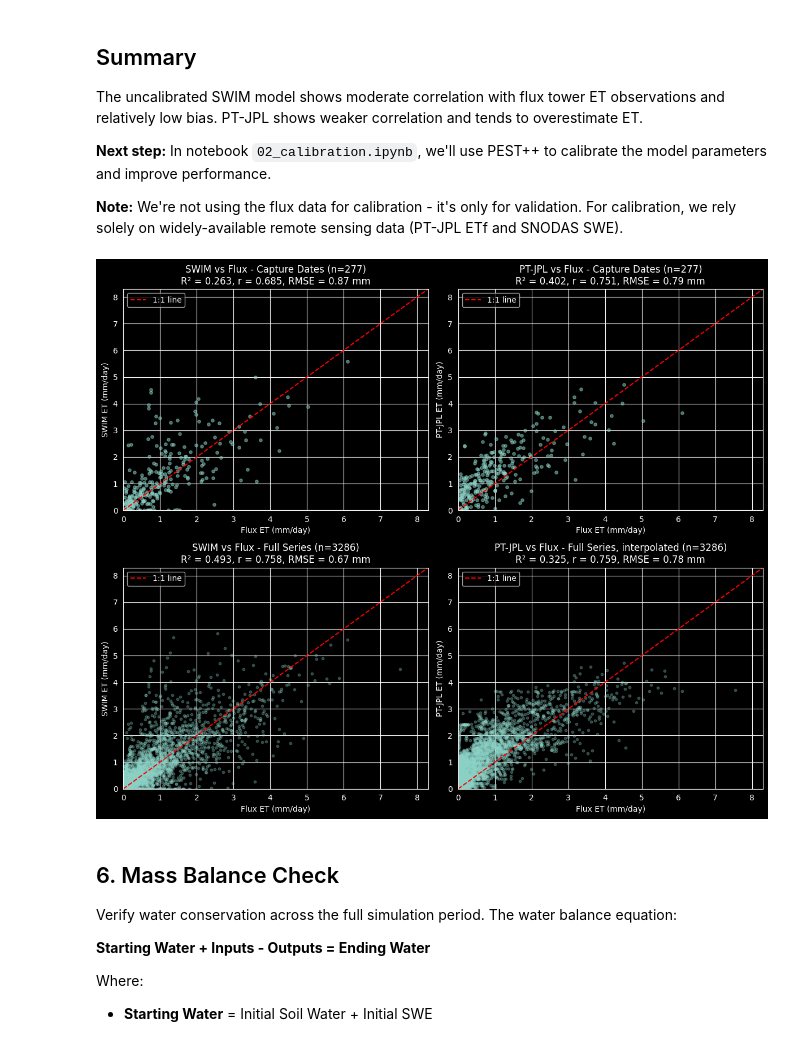
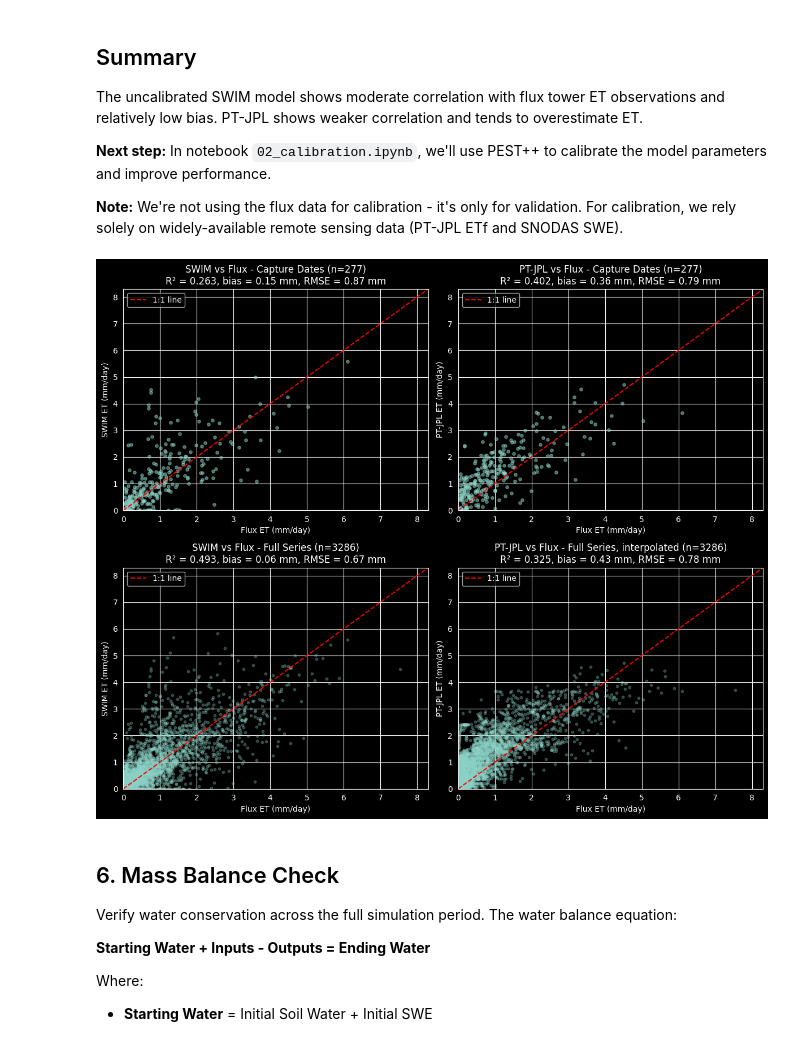
Before and after one commit to tblythe42/swim-rs, a Jupyter notebook: examples/2_Fort_Peck/01_uncalibrated_model.ipynb, the cells around one changed output. Saved outputs shown, nothing was run; the diff lists cells and outputs as text; code cells hidden in the pictures.

Commit message:
Add bias to example 2 and 3 plots

```diff
--- a/examples/2_Fort_Peck/01_uncalibrated_model.ipynb
+++ b/examples/2_Fort_Peck/01_uncalibrated_model.ipynb
@@ -564,18 +564,18 @@ fig, axes = plt.subplots(2, 2, figsize=(12, 10))
 
 # Helper function to calculate metrics
 def calc_metrics(df, col1, col2):
-    r, _ = stats.pearsonr(df[col1], df[col2])
     r2 = r2_score(df[col1], df[col2])
     rmse = np.sqrt(mean_squared_error(df[col1], df[col2]))
-    return r2, r, rmse
+    bias = (df[col2] - df[col1]).mean()
+    return r2, bias, rmse
 
 
 # Determine axis limits
 max_et = max(full_df["flux_et"].max(), full_df["swim_et"].max(), full_df["ptjpl_et"].max()) * 1.1
 
 # TOP ROW: Capture dates only
-r2_swim_cap, r_swim_cap, rmse_swim_cap = calc_metrics(capture_df, "flux_et", "swim_et")
-r2_ptjpl_cap, r_ptjpl_cap, rmse_ptjpl_cap = calc_metrics(capture_df, "flux_et", "ptjpl_et")
+r2_swim_cap, bias_swim_cap, rmse_swim_cap = calc_metrics(capture_df, "flux_et", "swim_et")
+r2_ptjpl_cap, bias_ptjpl_cap, rmse_ptjpl_cap = calc_metrics(capture_df, "flux_et", "ptjpl_et")
 
 ax = axes[0, 0]
 ax.scatter(capture_df["flux_et"], capture_df["swim_et"], alpha=0.5, s=15)
@@ -584,7 +584,7 @@ ax.set_xlabel("Flux ET (mm/day)")
 ax.set_ylabel("SWIM ET (mm/day)")
 ax.set_title(
     f"SWIM vs Flux - Capture Dates (n={len(capture_df)})\n"
-    f"R² = {r2_swim_cap:.3f}, r = {r_swim_cap:.3f}, RMSE = {rmse_swim_cap:.2f} mm"
+    f"R² = {r2_swim_cap:.3f}, bias = {bias_swim_cap:.2f} mm, RMSE = {rmse_swim_cap:.2f} mm"
 )
 ax.legend()
 ax.set_xlim(0, max_et)
@@ -597,47 +597,47 @@ ax.set_xlabel("Flux ET (mm/day)")
 ax.set_ylabel("PT-JPL ET (mm/day)")
 ax.set_title(
     f"PT-JPL vs Flux - Capture Dates (n={len(capture_df)})\n"
-    f"R² = {r2_ptjpl_cap:.3f}, r = {r_ptjpl_cap:.3f}, RMSE = {rmse_ptjpl_cap:.2f} mm"
+    f"R² = {r2_ptjpl_cap:.3f}, bias = {bias_ptjpl_cap:.2f} mm, RMSE = {rmse_ptjpl_cap:.2f} mm"
 )
 ax.legend()
 ax.set_xlim(0, max_et)
 ax.set_ylim(0, max_et)
 
 # BOTTOM ROW: Full time series comparison
-r2_swim, r_swim, rmse_swim = calc_metrics(full_df, "flux_et", "swim_et")
-r2_ptjpl, r_ptjpl, rmse_ptjpl = calc_metrics(full_df, "flux_et", "ptjpl_et")
+r2_swim, bias_swim, rmse_swim = calc_metrics(full_df, "flux_et", "swim_et")
+r2_ptjpl, bias_ptjpl, rmse_ptjpl = calc_metrics(full_df, "flux_et", "ptjpl_et")
 
 ax = axes[1, 0]
 ax.scatter(full_df["flux_et"], full_df["swim_et"], alpha=0.3, s=10)
 ax.plot([0, max_et], [0, max_et], "r--", label="1:1 line")
 ax.set_xlabel("Flux ET (mm/day)")
 ax.set_ylabel("SWIM ET (mm/day)")
 ax.set_title(
     f"SWIM vs Flux - Full Series (n={len(full_df)})\n"
-    f"R² = {r2_swim:.3f}, r = {r_swim:.3f}, RMSE = {rmse_swim:.2f} mm"
+    f"R² = {r2_swim:.3f}, bias = {bias_swim:.2f} mm, RMSE = {rmse_swim:.2f} mm"
 )
 ax.legend()
 ax.set_xlim(0, max_et)
 ax.set_ylim(0, max_et)
 
 ax = axes[1, 1]
 ax.scatter(full_df["flux_et"], full_df["ptjpl_et"], alpha=0.3, s=10)
 ax.plot([0, max_et], [0, max_et], "r--", label="1:1 line")
 ax.set_xlabel("Flux ET (mm/day)")
 ax.set_ylabel("PT-JPL ET (mm/day)")
 ax.set_title(
     f"PT-JPL vs Flux - Full Series, interpolated (n={len(full_df)})\n"
-    f"R² = {r2_ptjpl:.3f}, r = {r_ptjpl:.3f}, RMSE = {rmse_ptjpl:.2f} mm"
+    f"R² = {r2_ptjpl:.3f}, bias = {bias_ptjpl:.2f} mm, RMSE = {rmse_ptjpl:.2f} mm"
 )
 ax.legend()
 ax.set_xlim(0, max_et)
 ax.set_ylim(0, max_et)
 
 plt.tight_layout()
 plt.savefig("comparison_scatter_uncalibrated.png", dpi=150)
 plt.show()
 # %% [output]
-[figure, old version]
+[figure, new version]
 # %% [markdown]
 ## 6. Mass Balance Check
 
```
Also changed, not shown: parts of 2 cells of this notebook, 3 other files.
